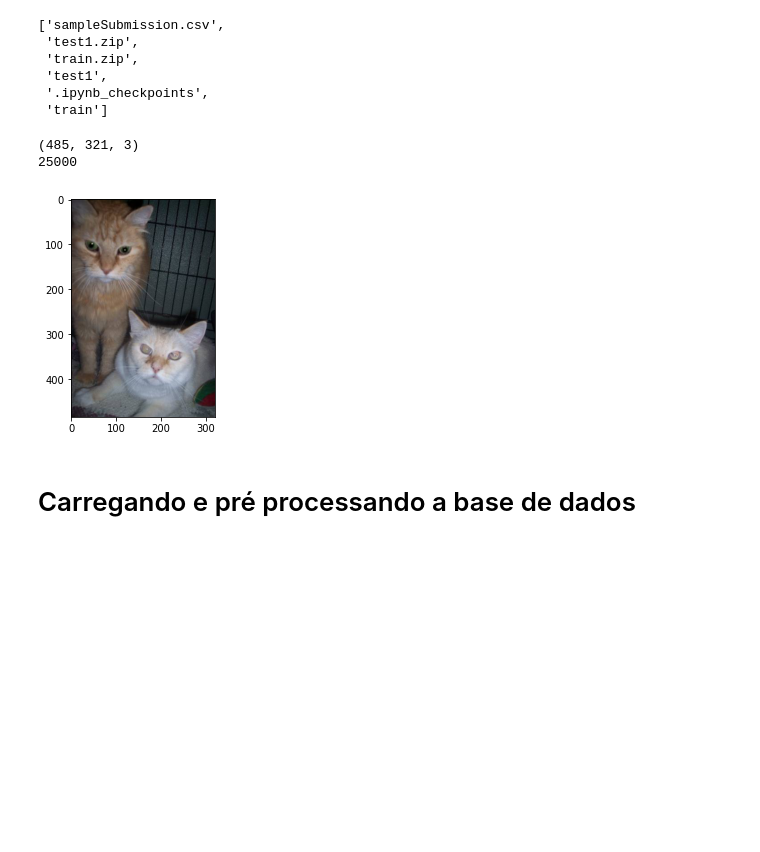
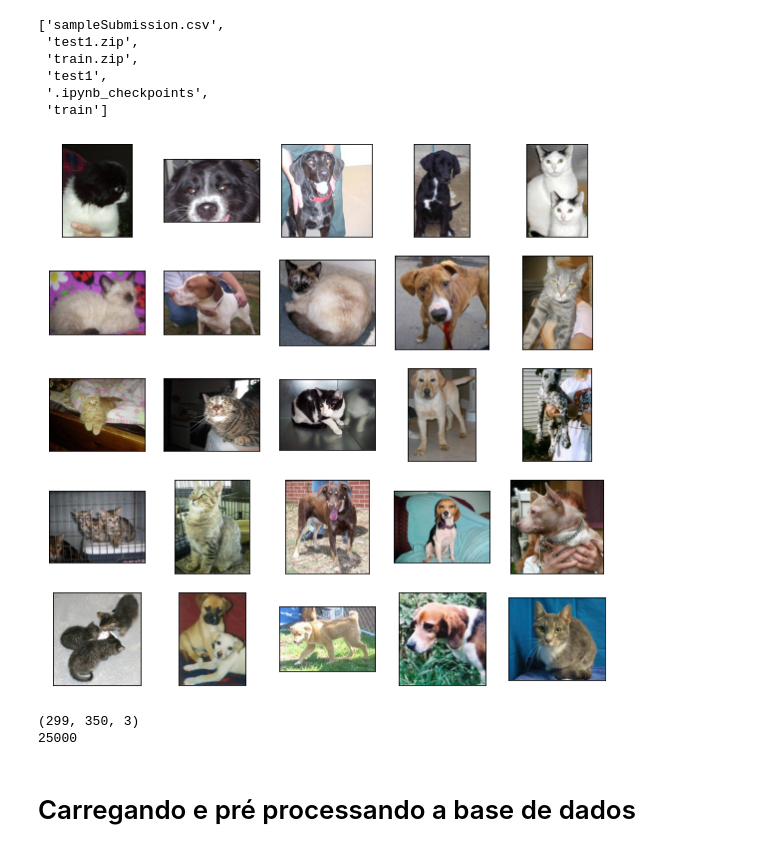
Before and after one commit to brunoprp/neural-network-apresentation, a Jupyter notebook: CNN_apresentation.ipynb, the cells around one changed output. Drawn from its saved outputs; the diff is of its cells as text; code cells hidden in the pictures; blank space fills up the shorter version.

```diff
--- a/CNN_apresentation.ipynb
+++ b/CNN_apresentation.ipynb
@@ -32,22 +32,23 @@ os.listdir('drive/My Drive/dogs-vs-cats-1')
  'train']
 # %%
 caminho_data = 'drive/My Drive/dogs-vs-cats-1/train/' # Caminho das imagens de cães e gatos
-data_pasta = os.listdir(caminho_data) # Criando uma lista com o nome das imagens
+data_pasta = os.listdir('drive/My Drive/dogs-vs-cats-1/train/') # Criando uma lista com o nome das imagens
 data_pasta = random.sample(data_pasta, len(data_pasta)) # Embaralhar diretorio das imagens
+plt.figure(figsize=(10,10))
 for i in range(25):
     plt.subplot(5,5,i+1)
     plt.xticks([])
     plt.yticks([])
     plt.grid(True)
     img = plt.imread(caminho_data+data_pasta[i]) # Lendo uma imagem do dataset
     plt.imshow(img, cmap=plt.cm.binary)
 plt.show()
 print(img.shape) # Dimensões da imagem
 print(len(data_pasta)) # A quantidate de
 # %% [output]
+[figure, new version]
-(485, 321, 3)
+(299, 350, 3)
 25000
-[figure, old version]
 # %% [markdown]
 # Carregando e pré processando a base de dados
 # %%
```
Also changed, not shown: parts of 6 cells of this notebook.
